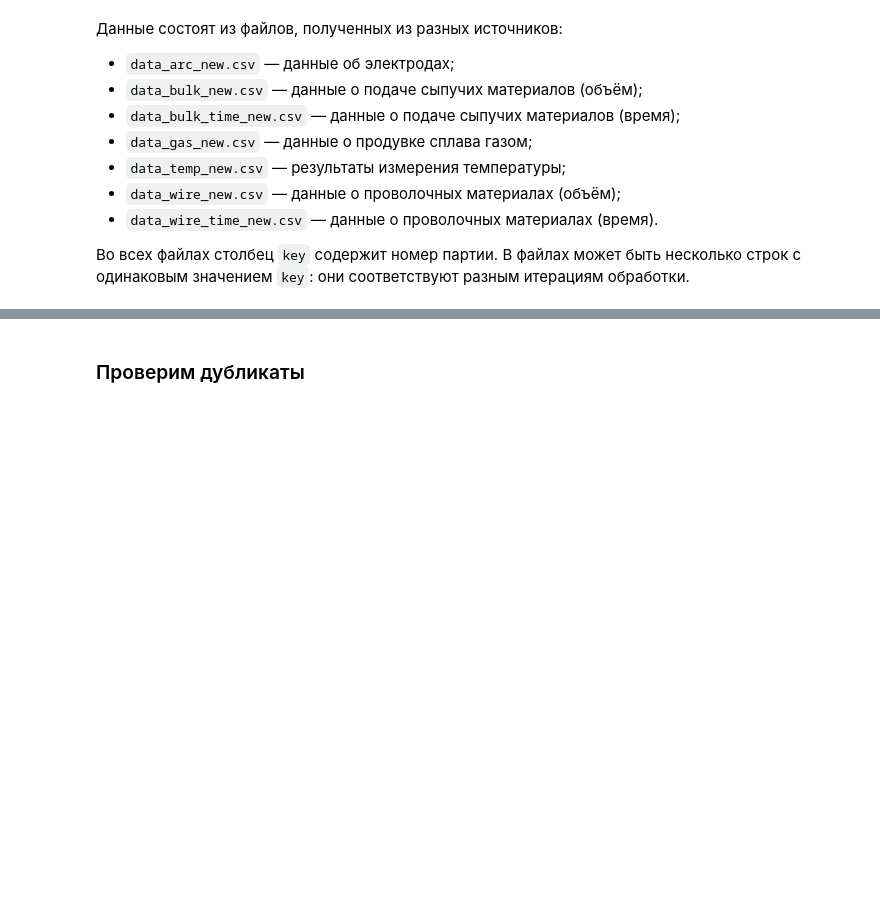
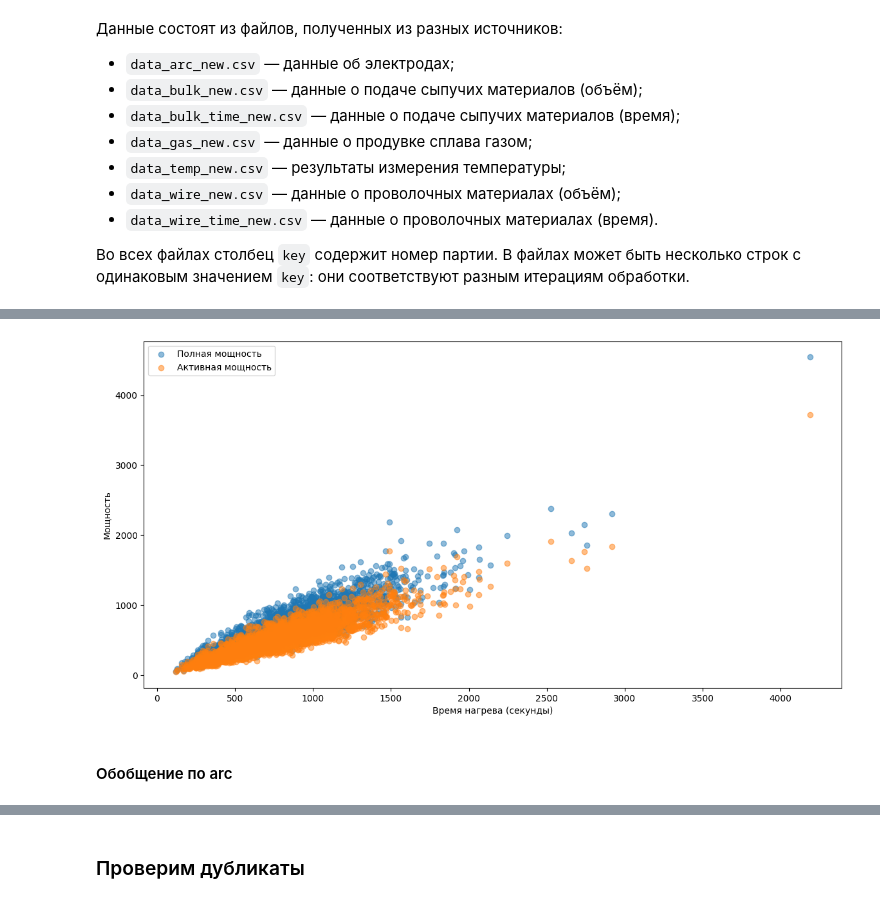
Before and after one commit to AleksTurov/Data-Science, a Jupyter notebook: industry_steel/industry steel.ipynb, the cells around one changed output, grey strips where cells are left out. Drawn from its saved outputs; the diff is of its cells as text; code cells hidden in the pictures; blank space fills up the shorter version.

```diff
--- a/industry_steel/industry steel.ipynb
+++ b/industry_steel/industry steel.ipynb
@@ -81,0 +237,16 @@ dtype: int64
+# %%
+# График зависимости времени от мощности и полной мощности
+
+plt.figure(figsize=(14, 7))
+
+plt.scatter(arc["time"], arc["power"], alpha=0.5, label="Полная мощность")
+plt.scatter(arc["time"], arc["act_power"], alpha=0.5, label="Активная мощность")
+plt.xlabel("Время нагрева (секунды)")
+plt.ylabel("Мощность")
+plt.legend()
+
+plt.show()
+# %% [output]
+[figure, added]
+# %% [markdown]
+#### Обобщение по arc
```
Also changed, not shown: parts of 70 cells of this notebook.
